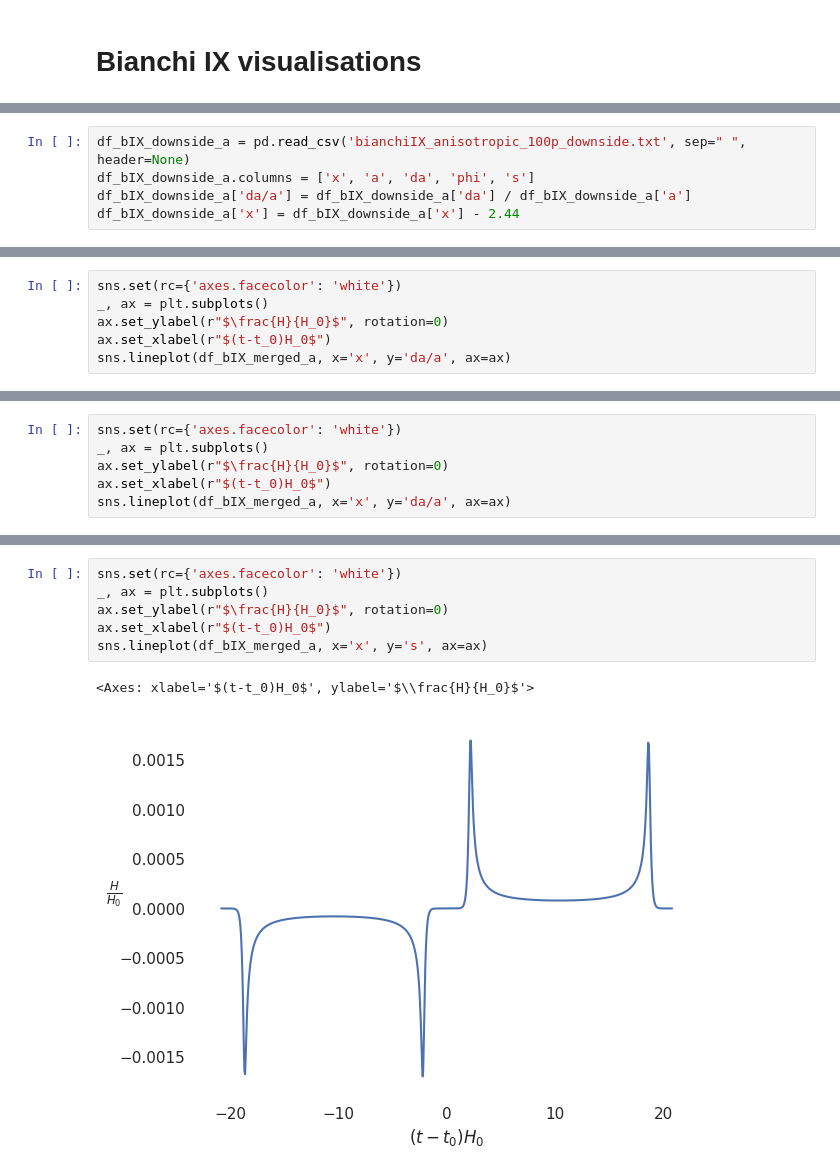
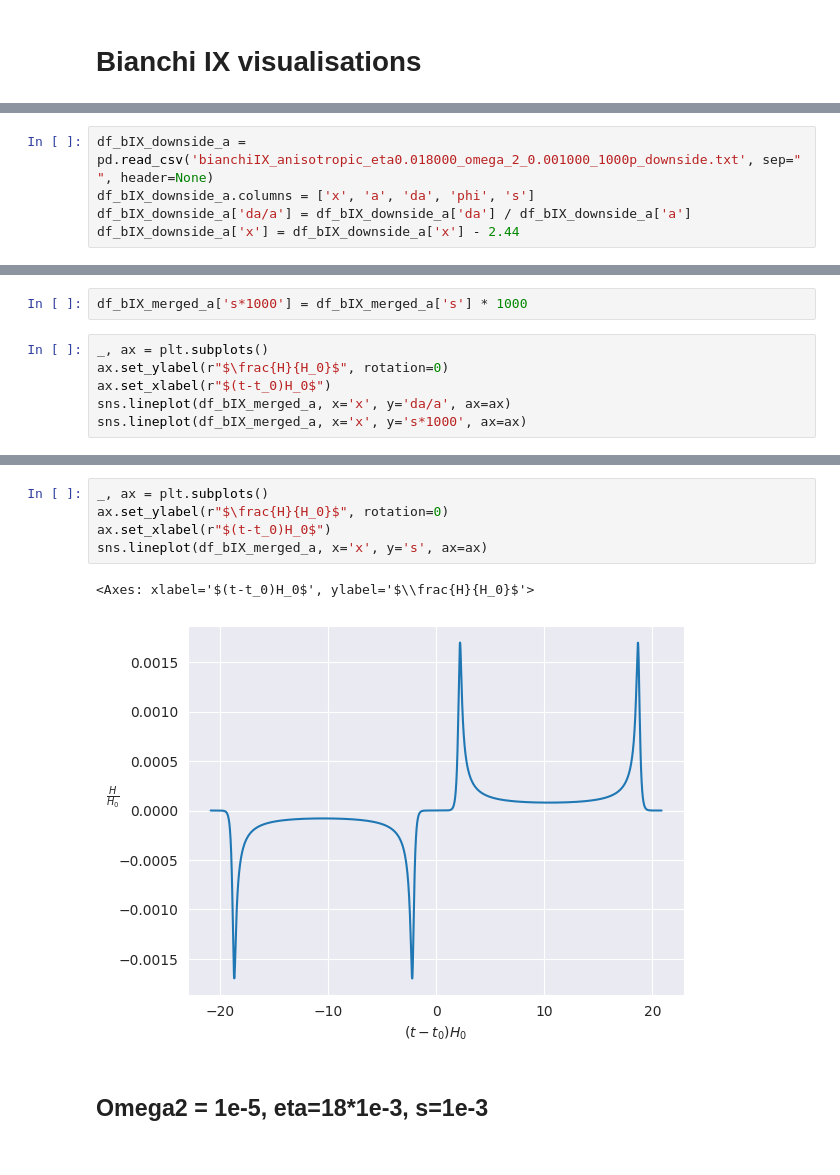
Before and after one commit to Rafkat/BianchiIX_visualisations, a Jupyter notebook: ode_visualisations.ipynb, the cells around one changed output, grey strips where cells are left out. Drawn from its saved outputs; the diff is of its cells as text.

```diff
--- a/ode_visualisations.ipynb
+++ b/ode_visualisations.ipynb
@@ -101,5 +102,5 @@ sns.lineplot(df_bIX_upside_a, x='x', y='da/a')
 # %%
-df_bIX_downside_a = pd.read_csv('bianchiIX_anisotropic_100p_downside.txt', sep=" ", header=None)
+df_bIX_downside_a = pd.read_csv('bianchiIX_anisotropic_eta0.018000_omega_2_0.001000_1000p_downside.txt', sep=" ", header=None)
 df_bIX_downside_a.columns = ['x', 'a', 'da', 'phi', 's']
 df_bIX_downside_a['da/a'] = df_bIX_downside_a['da'] / df_bIX_downside_a['a']
 df_bIX_downside_a['x'] = df_bIX_downside_a['x'] - 2.44
@@ -128,8 +129,10 @@ df_bIX_merged_a
+# %%
+df_bIX_merged_a['s*1000'] = df_bIX_merged_a['s'] * 1000
 # %%
-sns.set(rc={'axes.facecolor': 'white'})
 _, ax = plt.subplots()
 ax.set_ylabel(r"$\frac{H}{H_0}$", rotation=0)
 ax.set_xlabel(r"$(t-t_0)H_0$")
 sns.lineplot(df_bIX_merged_a, x='x', y='da/a', ax=ax)
+sns.lineplot(df_bIX_merged_a, x='x', y='s*1000', ax=ax)
 # %% [output]
 <Axes: xlabel='$(t-t_0)H_0$', ylabel='$\\frac{H}{H_0}$'>
@@ -174,6 +139,0 @@ df_bIX_merged_a
-# %%
-sns.set(rc={'axes.facecolor': 'white'})
-_, ax = plt.subplots()
-ax.set_ylabel(r"$\frac{H}{H_0}$", rotation=0)
-ax.set_xlabel(r"$(t-t_0)H_0$")
-sns.lineplot(df_bIX_merged_a, x='x', y='da/a', ax=ax)
@@ -183,9 +140,10 @@ sns.lineplot(df_bIX_merged_a, x='x', y='da/a', ax=ax)
 # %%
-sns.set(rc={'axes.facecolor': 'white'})
 _, ax = plt.subplots()
 ax.set_ylabel(r"$\frac{H}{H_0}$", rotation=0)
 ax.set_xlabel(r"$(t-t_0)H_0$")
 sns.lineplot(df_bIX_merged_a, x='x', y='s', ax=ax)
 # %% [output]
 <Axes: xlabel='$(t-t_0)H_0$', ylabel='$\\frac{H}{H_0}$'>
-[figure, old version]
+[figure, new version]
+# %% [markdown]
+## Omega2 = 1e-5, eta=18*1e-3, s=1e-3
```
Also changed, not shown: parts of 62 cells of this notebook, 22 other files.
